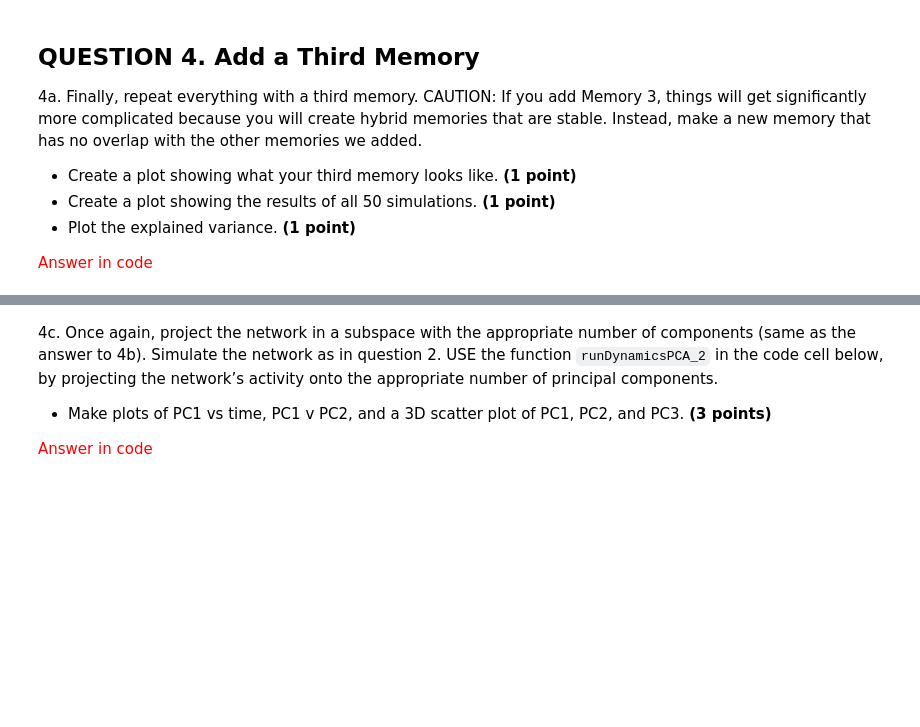
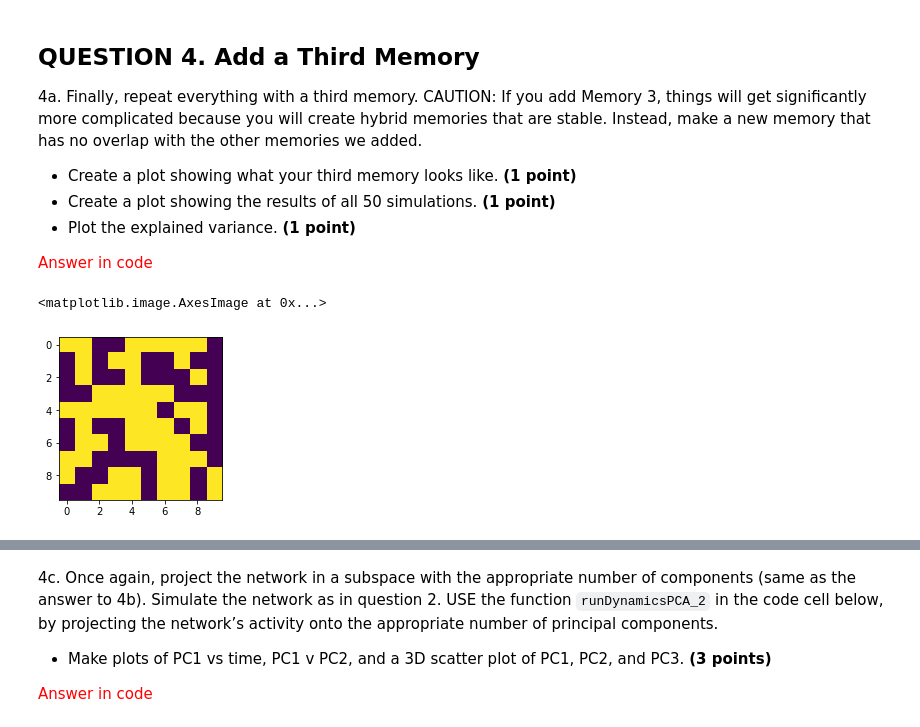
Before and after one commit to jess-breda/Neu537, a Jupyter notebook: neu537hw2/HW2_NEU437_537_LowDimDynamicsPCA.ipynb, the cells around one changed output, grey strips where cells are left out. Cells and saved outputs as stored; diff of their text form; code cells hidden in the pictures; blank space fills up the shorter version.

```diff
--- a/neu537hw2/HW2_NEU437_537_LowDimDynamicsPCA.ipynb
+++ b/neu537hw2/HW2_NEU437_537_LowDimDynamicsPCA.ipynb
@@ -517,4 +501,26 @@ In the PC1 v PC2 plot, are trajectories separated by their final states? Do all
 - Plot the explained variance.  **(1 point)**
 
 <font color="red"> Answer in code </font>
+# %%
+np.random.seed(1)
+
+# making sure memories are made in correct order for debugging
+# memory 1
+W = np.zeros((100,100))
+u =  mem1.flatten()
+W_mem1 = update(u, W)
+
+# memory 2
+mem2 = -1 * np.ones((10,10))
+mem2[1:9, 1:9] = 1
+W_mem2 = update(mem2.flatten(), W_mem1)
+
+# memory 3
+mem3 = np.random.choice([-1,1], size = [10,10]).astype('float')
+W_mem3= update(mem3.flatten(), W_mem2)
+plt.figure(figsize=(3,3))
+plt.imshow(mem3)
+# %% [output]
+<matplotlib.image.AxesImage at 0x...>
+[figure, added]
 # %%
```
Also changed, not shown: parts of 19 cells of this notebook.
